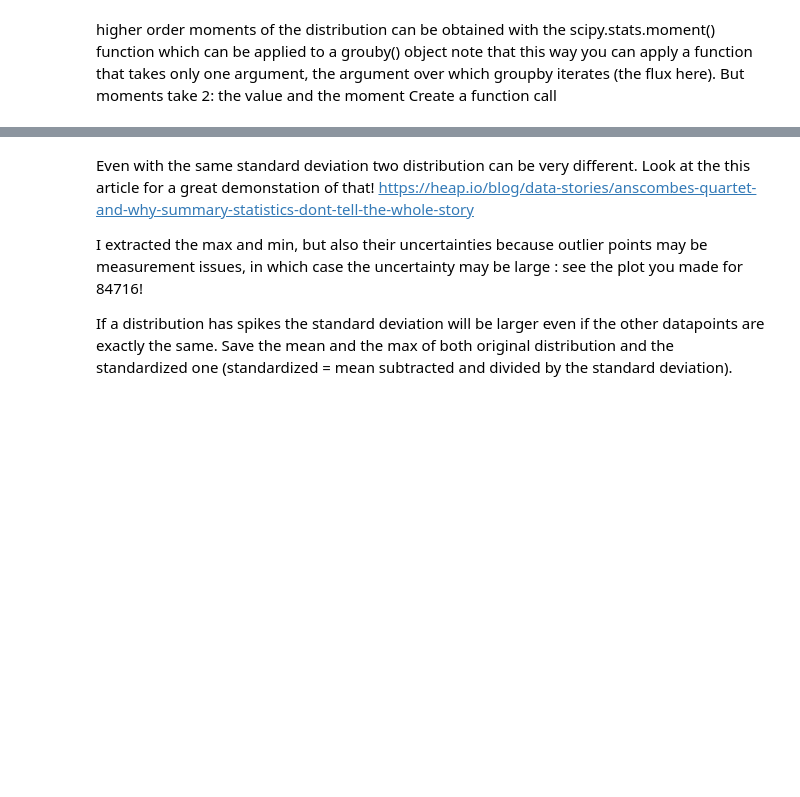
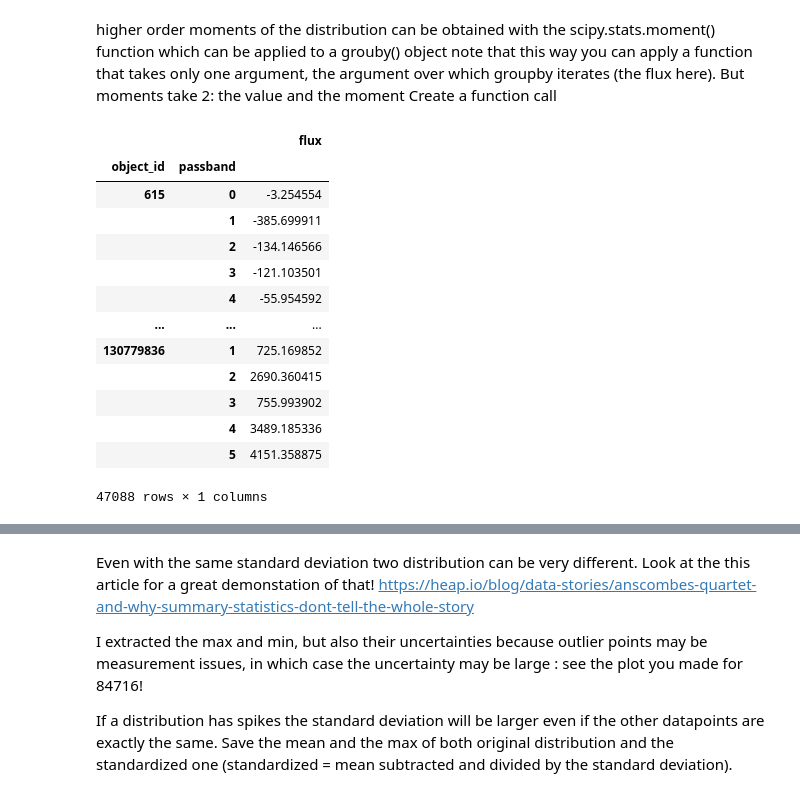
Before and after one commit to urvesh2012/MLTSA25_UBhagat, a Jupyter notebook: HW4/HW4_UrveshBhagat_PLAsTICC_GP_homework.ipynb, the cells around one changed output, grey strips where cells are left out. Cells and saved outputs as stored; diff of their text form; code cells hidden in the pictures; blank space fills up the shorter version.

```diff
--- a/HW4/HW4_UrveshBhagat_PLAsTICC_GP_homework.ipynb
+++ b/HW4/HW4_UrveshBhagat_PLAsTICC_GP_homework.ipynb
@@ -307,3 +294,19 @@ note that this way you can apply a function that takes only one argument, the ar
 # %%
 #example
 means = lcvs.groupby(["object_id", "passband"])[["flux"]].mean()
+means
+# %% [output]
+|  |  | flux |
+| object_id | passband |  |
+| 615 | 0 | -3.254554 |
+|  | 1 | -385.699911 |
+|  | 2 | -134.146566 |
+|  | 3 | -121.103501 |
+|  | 4 | -55.954592 |
+| ... | ... | ... |
+| 130779836 | 1 | 725.169852 |
+|  | 2 | 2690.360415 |
+|  | 3 | 755.993902 |
+|  | 4 | 3489.185336 |
+|  | 5 | 4151.358875 |
+47088 rows × 1 columns
```
Also changed, not shown: parts of 14 cells of this notebook.
